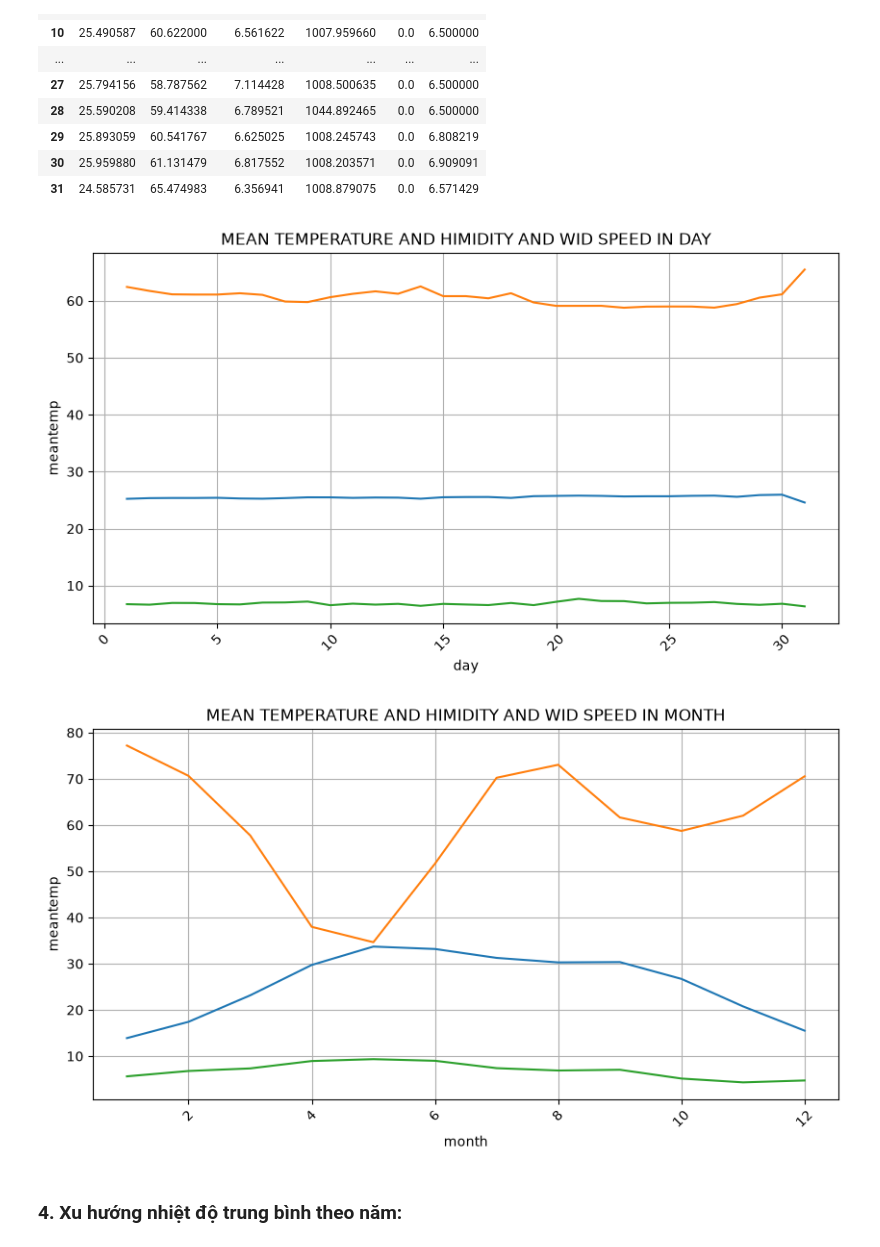
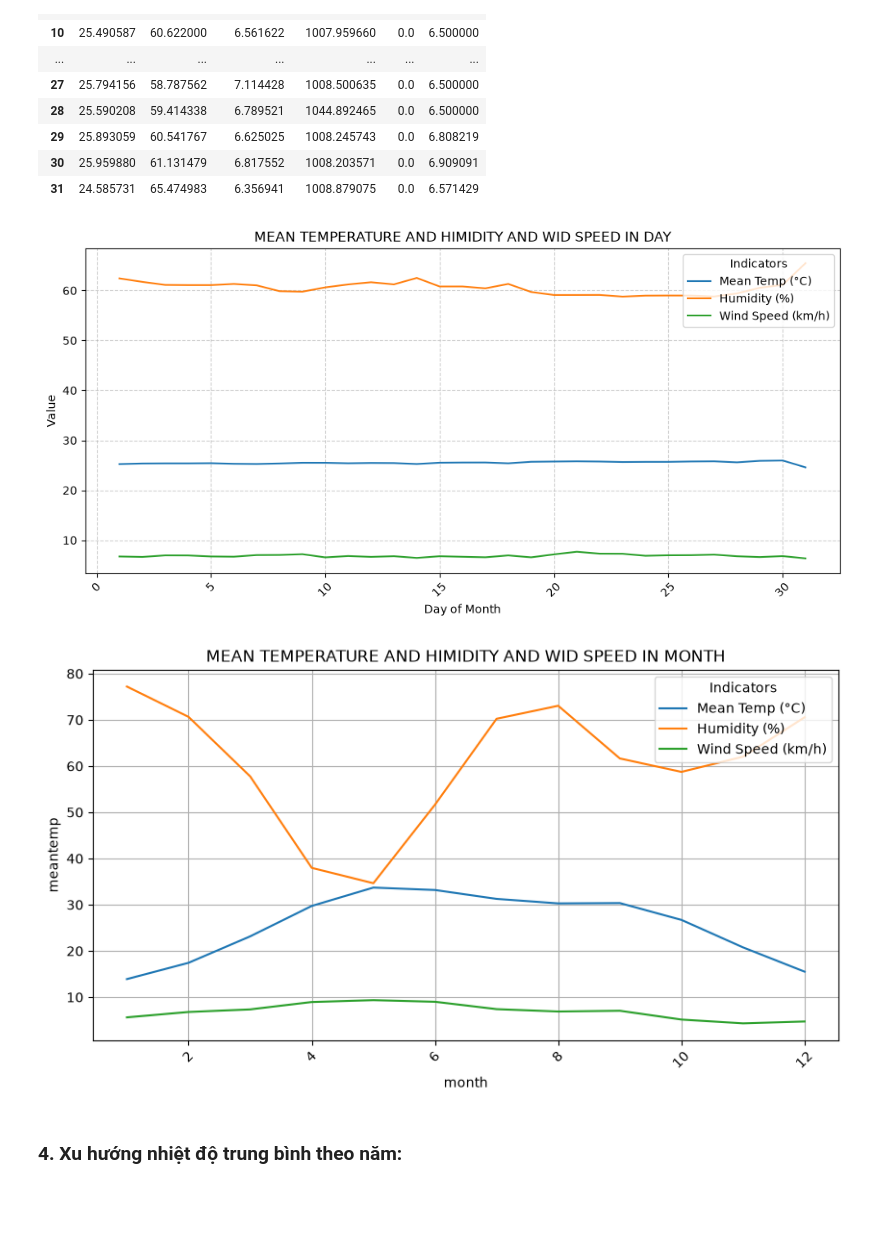
Before and after one commit to pisceskibo/ClimateChangeSeries, a Jupyter notebook: climate_change_prediction.ipynb, the cells around one changed output. Cells and saved outputs as stored; diff of their text form; code cells hidden in the pictures; blank space fills up the shorter version.

```diff
--- a/climate_change_prediction.ipynb
+++ b/climate_change_prediction.ipynb
@@ -166,27 +166,36 @@ data.groupby(by="day").mean(numeric_only=True)
 # %%
 # Biểu đồ thể hiện mối tương quan giữa MeanTemp (Nhiệt độ), Humidity (độ ẩm), WindSpeed (sức gió) theo ngày
 plt.figure(figsize=(10,5))
 plt.title("MEAN TEMPERATURE AND HIMIDITY AND WID SPEED IN DAY")
-sns.lineplot(data.groupby(by="day")['meantemp'].mean())
-sns.lineplot(data.groupby(by="day")['humidity'].mean())
-sns.lineplot(data.groupby(by="day")['wind_speed'].mean())
+sns.lineplot(data.groupby(by="day")['meantemp'].mean(), label="Mean Temp (°C)")
+sns.lineplot(data.groupby(by="day")['humidity'].mean(), label="Humidity (%)")
+sns.lineplot(data.groupby(by="day")['wind_speed'].mean(), label="Wind Speed (km/h)")
+
+# Đặt tên các trục
 plt.xticks(rotation=45)
-plt.grid()
+plt.xlabel("Day of Month", fontsize=10)
+plt.ylabel("Value", fontsize=10)
+
+plt.grid(True, linestyle="--", alpha=0.6)
+plt.legend(title="Indicators", loc="upper right")
+plt.tight_layout()
+
 plt.show()
 # %% [output]
-[figure, old version]
+[figure, new version]
 # %%
 # Biểu đồ thể hiện mối tương quan giữa MeanTemp (Nhiệt độ), Humidity (độ ẩm), WindSpeed (sức gió) theo tháng
 plt.figure(figsize=(10,5))
 plt.title("MEAN TEMPERATURE AND HIMIDITY AND WID SPEED IN MONTH")
-sns.lineplot(data.groupby(by="month")['meantemp'].mean())
-sns.lineplot(data.groupby(by="month")['humidity'].mean())
-sns.lineplot(data.groupby(by="month")['wind_speed'].mean())
+sns.lineplot(data.groupby(by="month")['meantemp'].mean(), label="Mean Temp (°C)")
+sns.lineplot(data.groupby(by="month")['humidity'].mean(), label="Humidity (%)")
+sns.lineplot(data.groupby(by="month")['wind_speed'].mean(), label="Wind Speed (km/h)")
 plt.xticks(rotation=45)
+plt.legend(title="Indicators", loc="upper right")
 plt.grid()
 plt.show()
 # %% [output]
-[figure, old version]
+[figure, new version]
 # %% [markdown]
 ### 4. Xu hướng nhiệt độ trung bình theo năm:
 # %%
```
Also changed, not shown: parts of 1 cell of this notebook.
